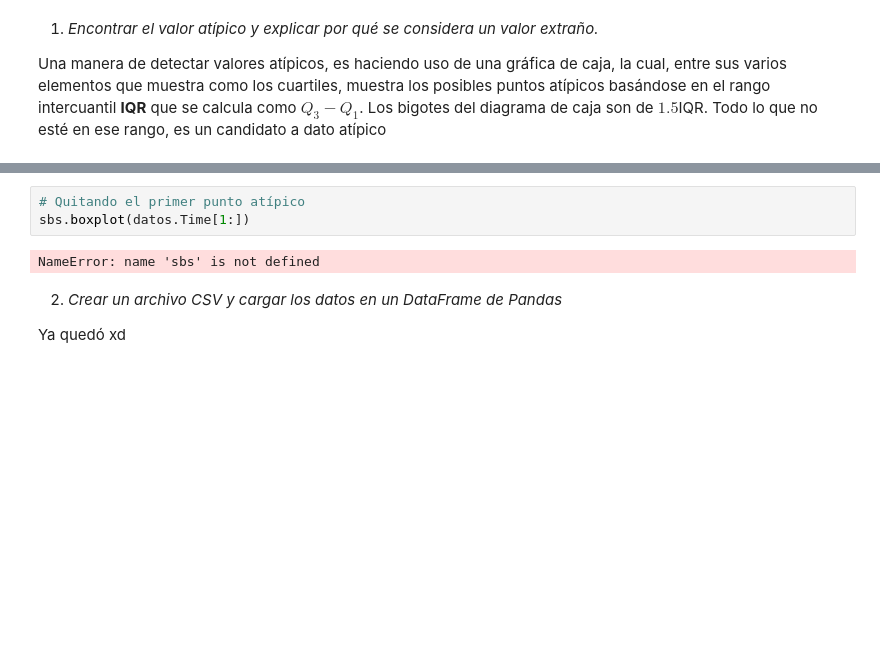
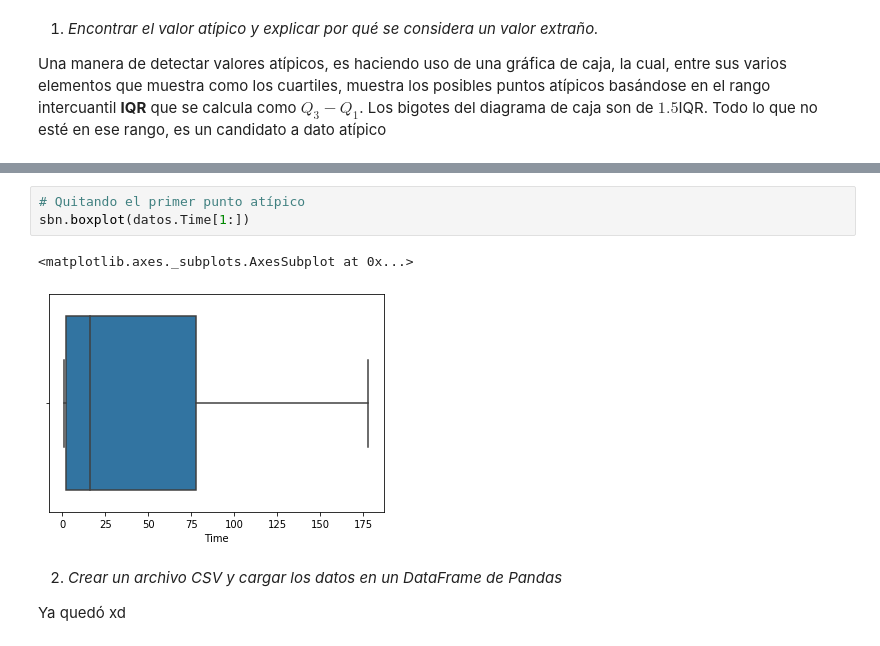
Before and after one commit to DanteBM/VisInfo, a Jupyter notebook: historias_speedup_y_Anscombe/visualizacion_paralelismo.ipynb, the cells around one changed output, grey strips where cells are left out. Cells and saved outputs as stored; diff of their text form; blank space fills up the shorter version.

```diff
--- a/historias_speedup_y_Anscombe/visualizacion_paralelismo.ipynb
+++ b/historias_speedup_y_Anscombe/visualizacion_paralelismo.ipynb
@@ -25,8 +30,9 @@ NameError: name 'sbs' is not defined
 # %%
 # Quitando el primer punto atípico
-sbs.boxplot(datos.Time[1:])
+sbn.boxplot(datos.Time[1:])
 # %% [output]
-NameError: name 'sbs' is not defined
+<matplotlib.axes._subplots.AxesSubplot at 0x...>
+[figure, added]
 # %% [markdown]
 2. *Crear un archivo CSV y cargar los datos en un DataFrame de Pandas*
 
```
Also changed, not shown: parts of 2 cells of this notebook, 1 other file.
